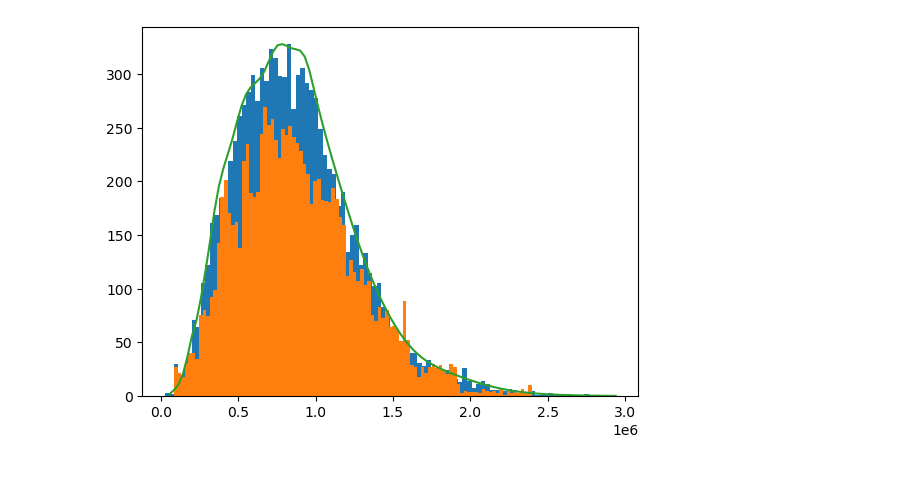
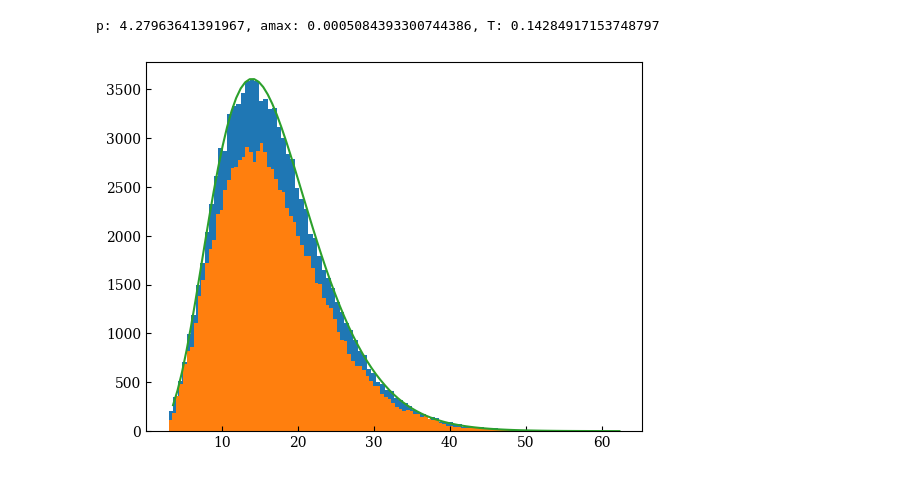
Before and after one commit to psheehan/pinball-rt, a Jupyter notebook: examples/dust-demo.ipynb, the cells around one changed output. Drawn from its saved outputs; the diff is of its cells as text; code cells hidden in the pictures.

```diff
--- a/examples/dust-demo.ipynb
+++ b/examples/dust-demo.ipynb
@@ -10,9 +11,13 @@ import os
 # %%
 data = np.load(os.path.join(os.path.dirname(pinballrt.dust.__file__), "tests/data/diana_wice.npz"))
 
-d = Dust(lam=data["lam"]*u.cm,
-         kabs=data["kabs"]*u.cm**2/u.g,
-         ksca=data["ksca"]*u.cm**2/u.g,
+lam = np.logspace(np.log10(data["lam"].min()), np.log10(data["lam"].max()), 1000)*u.cm
+kabs = 10.**interp1d(np.log10(data["lam"]), np.log10(data["kabs"]), kind="linear", axis=-1)(np.log10(lam.value))*u.cm**2/u.g
+ksca = 10.**interp1d(np.log10(data["lam"]), np.log10(data["ksca"]), kind="linear", axis=-1)(np.log10(lam.value))*u.cm**2/u.g
+
+d = Dust(lam=lam,
+         kabs=kabs,
+         ksca=ksca,
          amax=data["amax"]*u.cm,
          p=data["p"],
          interpolate=0)
@@ -27,7 +31,11 @@ Warp CUDA warning: Could not find or load the NVIDIA CUDA driver. Proceeding in
 # %%
 for model in ["kabs", "ksca", "pmo"]:
-    d.learn(model=model, nsamples=1000000, hidden_units=(16,)*6, overwrite=True)
-    d.fit(epochs=10, batch_size=10000)
+    if model in ["kabs", "ksca"]:
+        d.learn(model=model, nsamples=10000000, hidden_units=(16,)*6, overwrite=True)
+    else:
+        d.learn(model=model, nsamples=1000000, hidden_units=(16,)*6, overwrite=True)
+
+    d.fit(epochs=300, batch_size=10000)
     d.test_model(plot=True)
 # %% [output]
 GPU available: False, used: False
@@ -84,5 +61,5 @@ SystemExit: 1
 # %%
-d.learn(model="random_nu", hidden_units=3*(48,))
+d.learn(model="random_nu", hidden_units=3*(48,), nsamples=10000000, overwrite=True)
 # %% [output]
 GPU available: False, used: False
 TPU available: False, using: 0 TPU cores
@@ -91,3 +67,3 @@ HPU available: False, using: 0 HPUs
 # %%
-d.fit(epochs=100)
+d.fit(epochs=500, batch_size=10000)
 # %% [output]
@@ -107,18 +95,5 @@ d.fit(epochs=100)
 # %%
-T = np.repeat(10.**np.random.uniform(-1., 4., 1), 10000)
-
-nu = d.random_nu_manual(T)
-nu2 = d.random_nu_ml(T)
-
-counts, bins, _ = plt.hist(nu, 100)
-plt.hist(nu2, 100)
-
-bb = models.BlackBody(temperature=T[0] * u.K)
-pdf = bb(bins[1:]*u.GHz).value * d.interpolate_kabs(bins[1:]*u.GHz)
-pdf *= counts.max() / pdf.max()
-
-plt.plot(bins[1:], pdf, '-')
-
-plt.show()
+d.plot_random_nu_model(100000)
 # %% [output]
+p: 4.27963641391967, amax: 0.0005084393300744386, T: 0.14284917153748797
-[figure, old version]
+[figure, new version]
```
Also changed, not shown: parts of 10 cells of this notebook, 6 other files.
